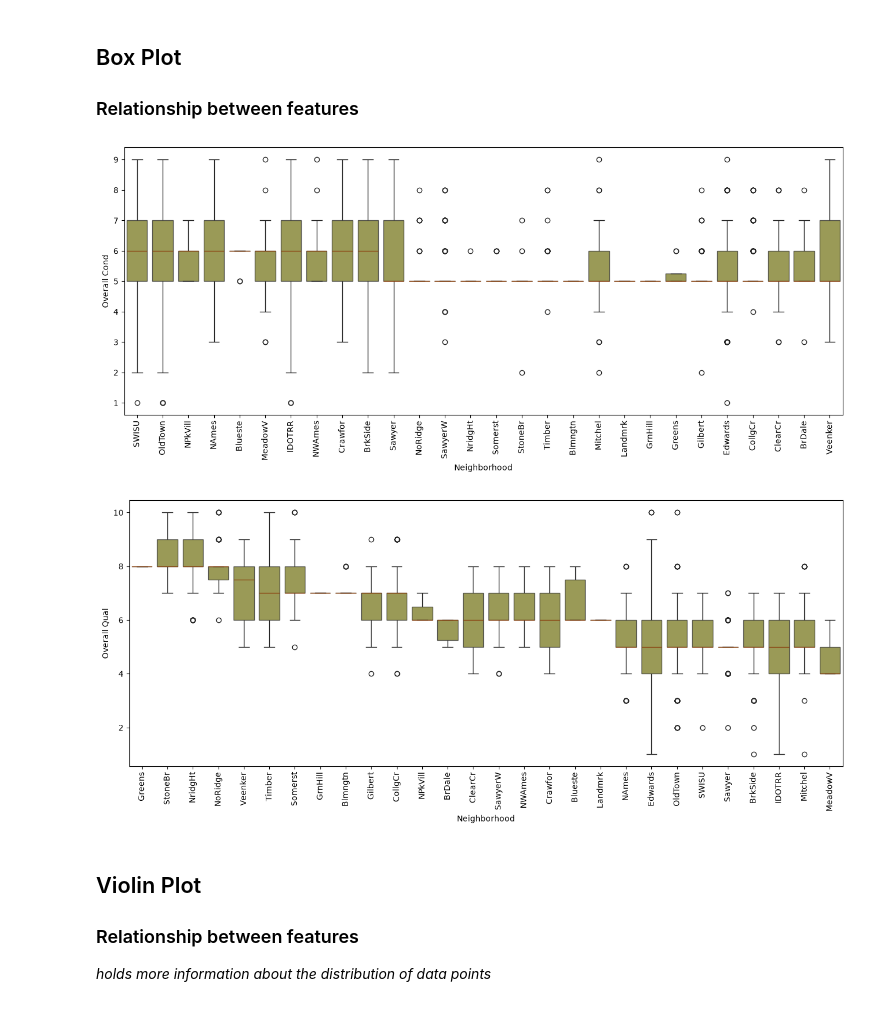
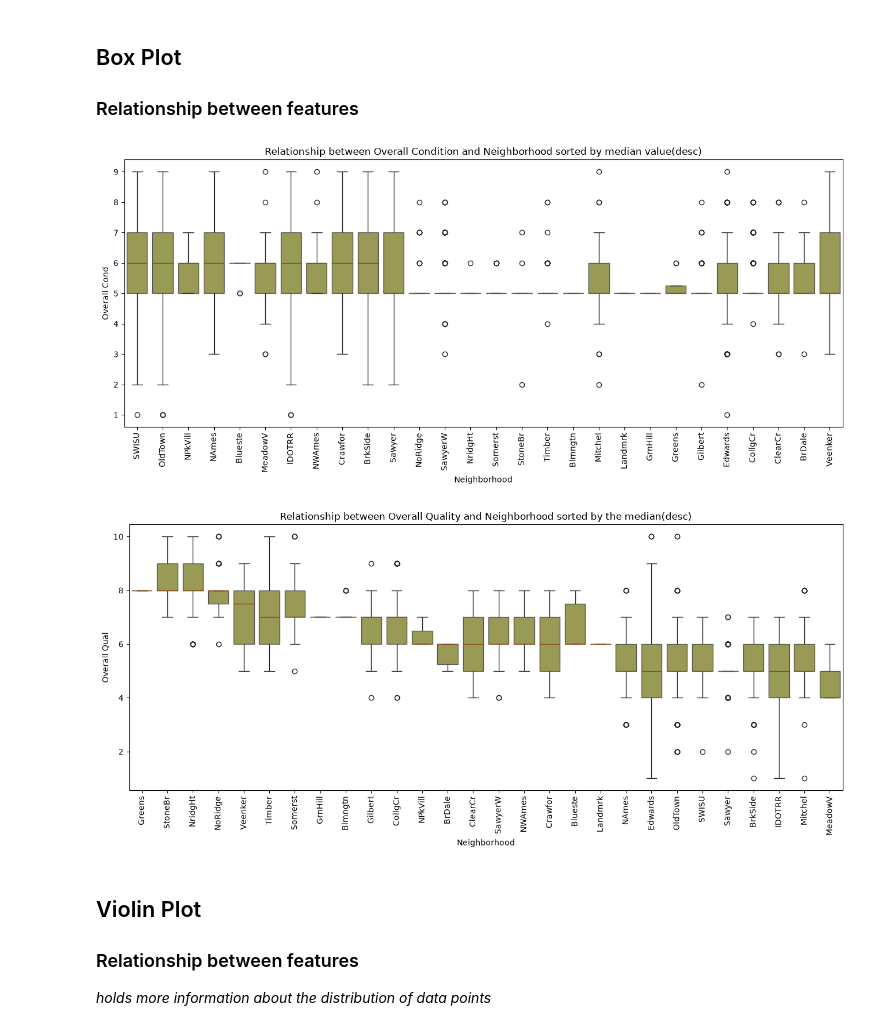
Before and after one commit to viragdiana/ML, a Jupyter notebook: lab-1-dia.ipynb, the cells around one changed output. Drawn from its saved outputs; the diff is of its cells as text; code cells hidden in the pictures.

Commit message:
Added the titles to the plots, and a new way of seeing all numerical features.

```diff
--- a/lab-1-dia.ipynb
+++ b/lab-1-dia.ipynb
@@ -87,22 +107,24 @@ order = data.groupby('Neighborhood')['Overall Cond'].median().sort_values(ascend
 plt.figure(figsize = (16,6))
 sns.boxplot(x = 'Neighborhood', y = 'Overall Cond', data = data, order= order,medianprops = {'color': 'saddlebrown'}, color = 'olive', boxprops = {'alpha': 0.7})
 plt.xticks(rotation = 90)
+plt.title('Relationship between Overall Condition and Neighborhood sorted by median value(desc)')
 plt.show()
 #Why don't the medians appear in every box plot?
 #Answer it falls on Q1 or Q3, or both when it's flat. I will add a brown color to the median line so I can see on which Quartile it falls
 # The dots, what are they? Answer: Outliers. 'Individual points beyond the whiskers represents outliers.' - from Geeks for Geeks
 # Maybe I should sort the boxes after the median in descending order - > i will use the groupby function from pandas
 # %% [output]
-[figure, old version]
+[figure, new version]
 # %%
 order2 = data.groupby('Neighborhood')['Overall Qual'].median().sort_values(ascending = False).index
 plt.figure(figsize = (16,6))
 sns.boxplot(x = 'Neighborhood', y = 'Overall Qual', data = data, order = order2, medianprops = {'color': 'saddlebrown', 'alpha': 1}, color = 'olive' ,boxprops = { 'alpha': 0.7})
 plt.xticks(rotation = 90)
+plt.title('Relationship between Overall Quality and Neighborhood sorted by the median(desc)')
 plt.show()
 # overall Cond is 5 on avg so the bars don't look that different, but Overall Qual is more variable
 # %% [output]
-[figure, old version]
+[figure, new version]
 # %% [markdown]
 ## Violin Plot
 ### Relationship between features
```
Also changed, not shown: parts of 7 cells of this notebook.
